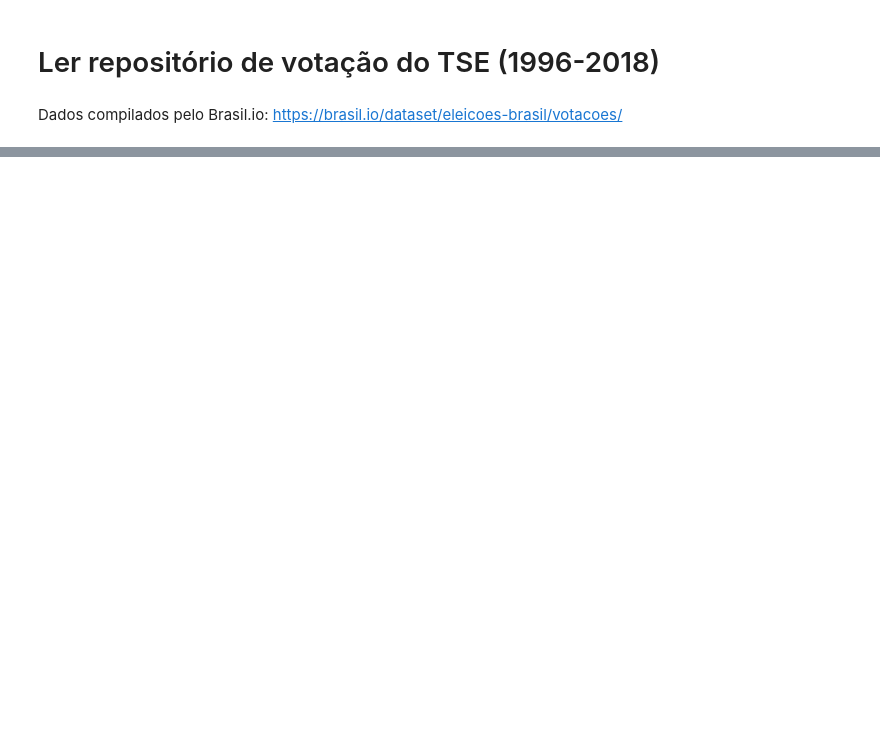
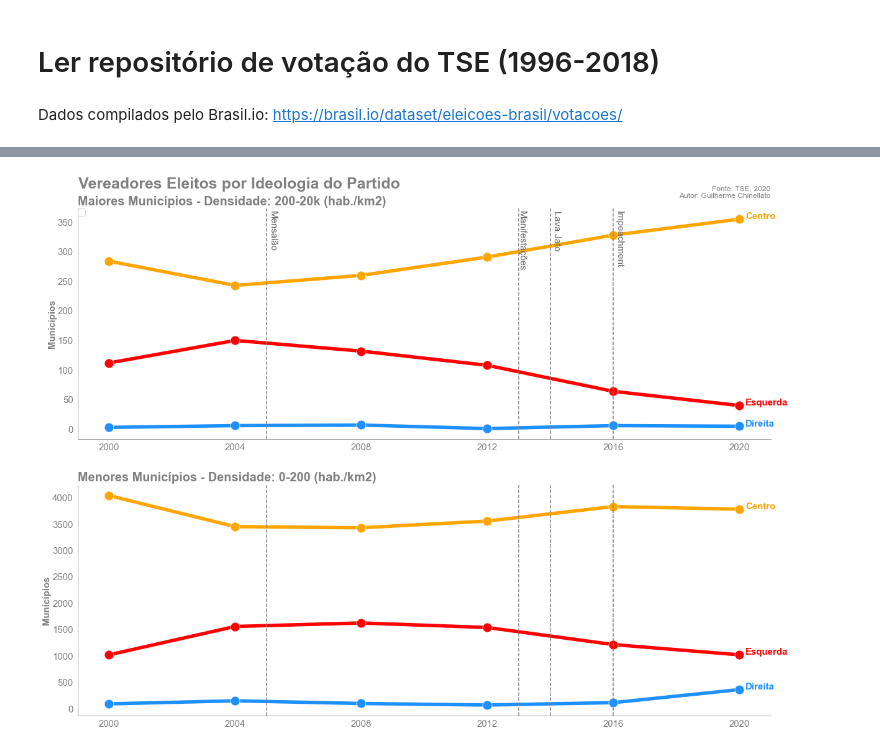
Before and after one commit to gchinellato/eleicoes-ideologia, a Jupyter notebook: eleicoes-ideologia-vereadores.ipynb, the cells around one changed output, grey strips where cells are left out. Drawn from its saved outputs; the diff is of its cells as text; code cells hidden in the pictures; blank space fills up the shorter version.

```diff
--- a/eleicoes-ideologia-vereadores.ipynb
+++ b/eleicoes-ideologia-vereadores.ipynb
@@ -80,0 +695,4 @@ df_concat = pd.concat(chunk_list)
+# %%
+res_den_maior = res_den[res_den.grupo_densidade == 6].copy()
+res_den_maior.drop('grupo_densidade',axis=1,inplace=True)
+res_den_maior.set_index('year', inplace=True)
@@ -80,0 +710,3 @@ df_concat = pd.concat(chunk_list)
+# %%
+res_den_menor = res_den[res_den.grupo_densidade != 6].groupby('year').sum()
+res_den_menor.drop('grupo_densidade',axis=1,inplace=True)
@@ -80,0 +744,80 @@ df_concat = pd.concat(chunk_list)
+# %%
+fig, axs = plt.subplots(2,1, figsize = (20,15))
+
+sns.set_style('white')
+sns.despine()
+
+title='Vereadores Eleitos por Ideologia do Partido'
+plt.text(x=0.125, y=0.91, s=title, fontsize=25, color='grey', fontweight='bold',
+         transform=fig.transFigure)
+
+l_maior = sns.lineplot(data=res_den_maior, dashes=False, legend=False, linewidth=5.5,
+                       palette=colors, marker='o', markersize=15, ax=axs[0])
+l_menor = sns.lineplot(data=res_den_menor, dashes=False, legend=False, linewidth=5.5,
+                       palette=colors, marker='o', markersize=15, ax=axs[1])
+
+axs[0].set_title('Maiores Municípios - Densidade: 200-20k (hab./km2)', loc='left',
+                 fontsize=20, fontweight='bold', color='grey')
+axs[1].set_title('Menores Municípios - Densidade: 0-200 (hab./km2)', loc='left',
+                 fontsize=20, fontweight='bold', color='grey')
+
+axs[0].set_xticks(np.arange(ano_da_eleicao[0], ano_da_eleicao[-1]+2, step=4))
+axs[1].set_xticks(np.arange(ano_da_eleicao[0], ano_da_eleicao[-1]+2, step=4))
+
+axs[0].set_xlabel('')
+axs[1].set_xlabel('')
+
+axs[0].set_ylabel('Municípios', labelpad=2, fontsize=15, fontweight='bold', color='grey')
+axs[1].set_ylabel('Municípios', labelpad=2, fontsize=15, fontweight='bold', color='grey')
+
+axs[0].set_xticklabels(labels=[int(i) for i in axs[0].get_xticks()], fontsize=15, color='grey')
+axs[1].set_xticklabels(labels=[int(i) for i in axs[1].get_xticks()], fontsize=15, color='grey')
+
+axs[0].set_yticklabels(labels=[int(i) for i in axs[0].get_yticks()], fontsize=15, color='grey')
+axs[1].set_yticklabels(labels=[int(i) for i in axs[1].get_yticks()], fontsize=15, color='grey')
+
+axs[0].spines['bottom'].set_color('grey')
+axs[0].spines['left'].set_color('grey')
+axs[1].spines['bottom'].set_color('grey')
+axs[1].spines['left'].set_color('grey')
+
+def flip(items, ncol):
+    return itertools.chain(*[items[i::ncol] for i in range(ncol)])
+
+handles, labels = axs[0].get_legend_handles_labels()
+leg = l_maior.legend(flip(handles, 4), flip(labels, 4), loc=2, ncol=4, fontsize=15, borderaxespad=0.)
+for line in leg.get_lines():
+    line.set_linewidth(5.5)
+
+axs[0].text(1.0, 1.1, legend, transform=axs[0].transAxes, fontsize=12, ha='right', va='top', color='grey')
+
+for i in range(len(axs[0].get_lines())):
+    axs[0].text(res_den_maior.index[-1]+.2, res_den_maior.iloc[-1,i], res_den_maior.columns[i],
+                fontsize=15, fontweight='bold', color=axs[0].get_lines()[i].get_color())
+
+for i in range(len(axs[0].get_lines())):
+    axs[1].text(res_den_menor.index[-1]+.2, res_den_menor.iloc[-1,i], res_den_menor.columns[i],
+                fontsize=15, fontweight='bold', color=axs[1].get_lines()[i].get_color())
+
+axs[0].axvline(2005, color='grey', linestyle='--')
+axs[0].axvline(2013, color='grey', linestyle='--')
+axs[0].axvline(2014, color='grey', linestyle='--')
+axs[0].axvline(2016, color='grey', linestyle='--')
+
+axs[1].axvline(2005, color='grey', linestyle='--')
+axs[1].axvline(2013, color='grey', linestyle='--')
+axs[1].axvline(2014, color='grey', linestyle='--')
+axs[1].axvline(2016, color='grey', linestyle='--')
+
+axs[0].text(0.275, 0.99, 'Mensalão', transform=axs[0].transAxes, rotation=-90,
+            fontsize=15, color='dimgrey', verticalalignment='top')
+axs[0].text(0.635, 0.99, 'Manifestações', transform=axs[0].transAxes, rotation=-90,
+            fontsize=15, color='dimgrey', verticalalignment='top')
+axs[0].text(0.685, 0.99, 'Lava Jato', transform=axs[0].transAxes, rotation=-90,
+            fontsize=15, color='dimgrey', verticalalignment='top')
+axs[0].text(0.775, 0.99, 'Impeachment', transform=axs[0].transAxes, rotation=-90,
+            fontsize=15, color='dimgrey', verticalalignment='top')
+
+plt.savefig('output/vereadores_densidade_maiores_menores.png', dpi=300, bbox_inches = 'tight')
+# %% [output]
+[figure, added]
```
Also changed, not shown: parts of 98 cells of this notebook, 33 other files.
